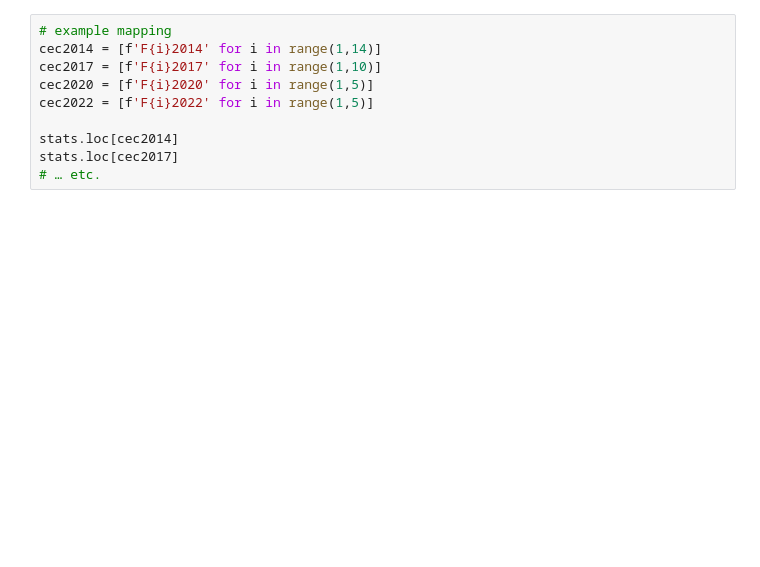
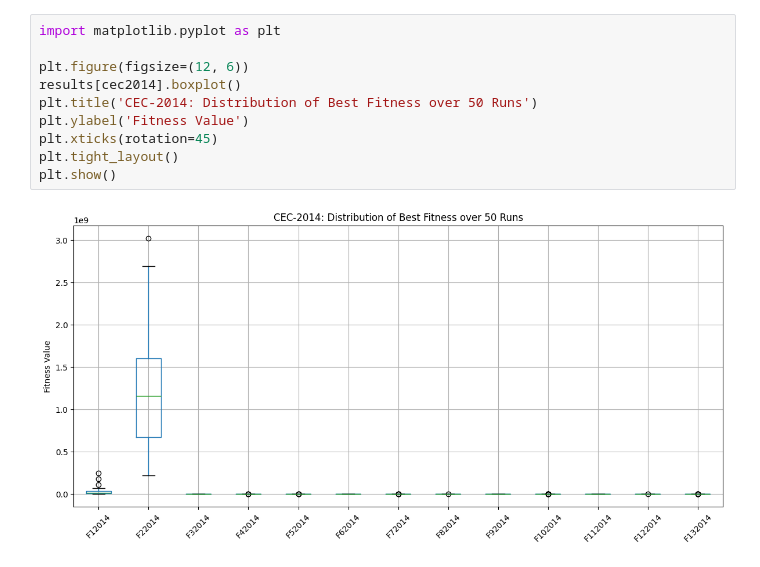
Before and after one commit to HARSHDIPSAHA/AquilaOptimiserOptimised, a Jupyter notebook: matrixEval_vs_cec/cec_analysis.ipynb, the cells around one changed output. Drawn from its saved outputs; the diff is of its cells as text; blank space fills up the shorter version.

```diff
--- a/matrixEval_vs_cec/cec_analysis.ipynb
+++ b/matrixEval_vs_cec/cec_analysis.ipynb
@@ -6,10 +22,12 @@ stats   = pd.read_csv('ao_statistics.csv', index_col=0)
 # %%
-# example mapping
-cec2014 = [f'F{i}2014' for i in range(1,14)]
-cec2017 = [f'F{i}2017' for i in range(1,10)]
-cec2020 = [f'F{i}2020' for i in range(1,5)]
-cec2022 = [f'F{i}2022' for i in range(1,5)]
+import matplotlib.pyplot as plt
 
-stats.loc[cec2014]
-stats.loc[cec2017]
-# … etc.
+plt.figure(figsize=(12, 6))
+results[cec2014].boxplot()
+plt.title('CEC‑2014: Distribution of Best Fitness over 50 Runs')
+plt.ylabel('Fitness Value')
+plt.xticks(rotation=45)
+plt.tight_layout()
+plt.show()
+# %% [output]
+[figure, added]
```
Also changed, not shown: parts of 15 cells of this notebook, 2 other files.
